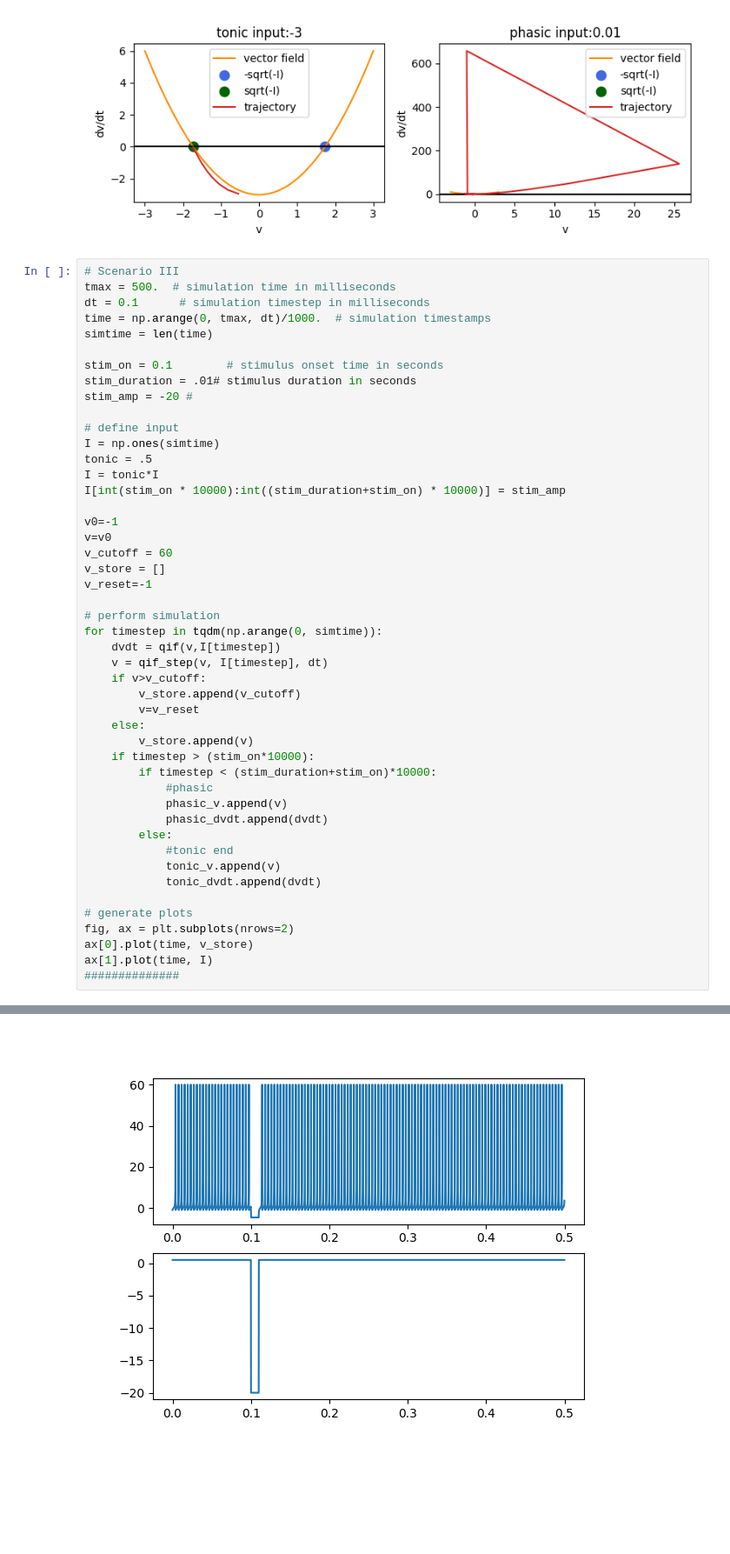
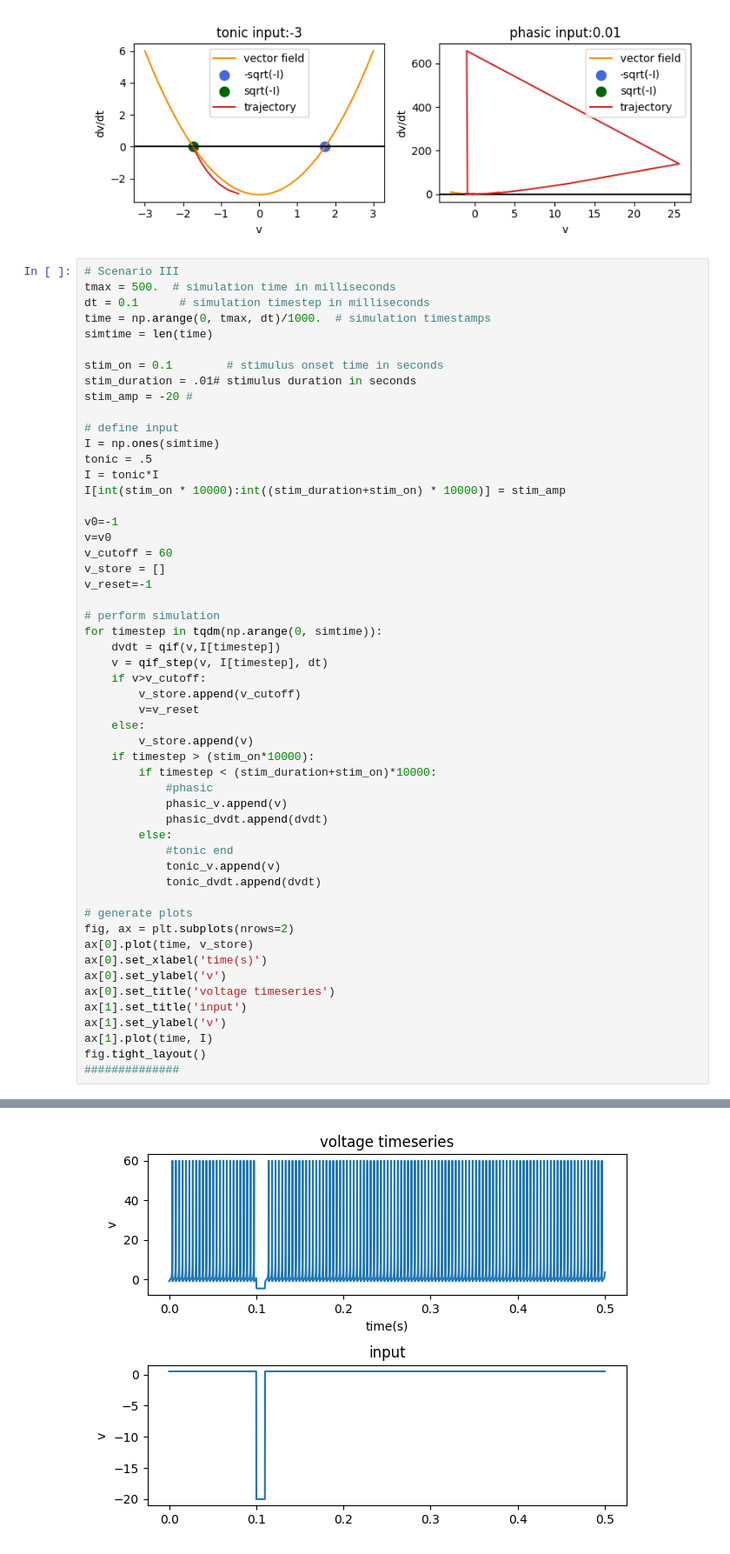
Before and after one commit to dbasrai/nuin443, a Jupyter notebook: problemSets/NUIN443_ps10_neural_dynamics.ipynb, the cells around one changed output, grey strips where cells are left out. Shown at 87% size. Cells and saved outputs as stored; diff of their text form; blank space fills up the shorter version.

```diff
--- a/problemSets/NUIN443_ps10_neural_dynamics.ipynb
+++ b/problemSets/NUIN443_ps10_neural_dynamics.ipynb
@@ -289,6 +299,12 @@ for timestep in tqdm(np.arange(0, simtime)):
 # generate plots
 fig, ax = plt.subplots(nrows=2)
 ax[0].plot(time, v_store)
+ax[0].set_xlabel('time(s)')
+ax[0].set_ylabel('v')
+ax[0].set_title('voltage timeseries')
+ax[1].set_title('input')
+ax[1].set_ylabel('v')
 ax[1].plot(time, I)
+fig.tight_layout()
 ##############
 # %% [output]
@@ -296,4 +311,4 @@ ax[1].plot(time, I)
-[figure, old version]
+[figure, new version]
 # %%
 # tonic phase portrait
 # calculate equilibria
```
Also changed, not shown: parts of 3 cells of this notebook.
